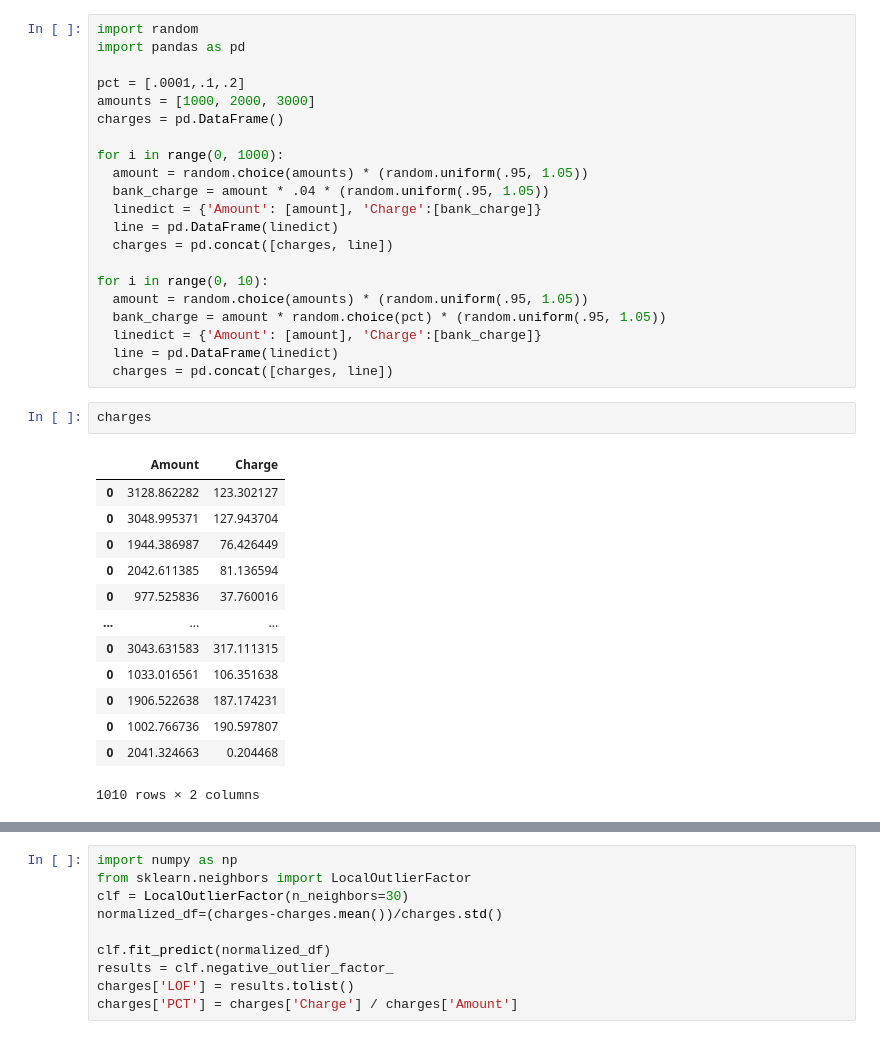
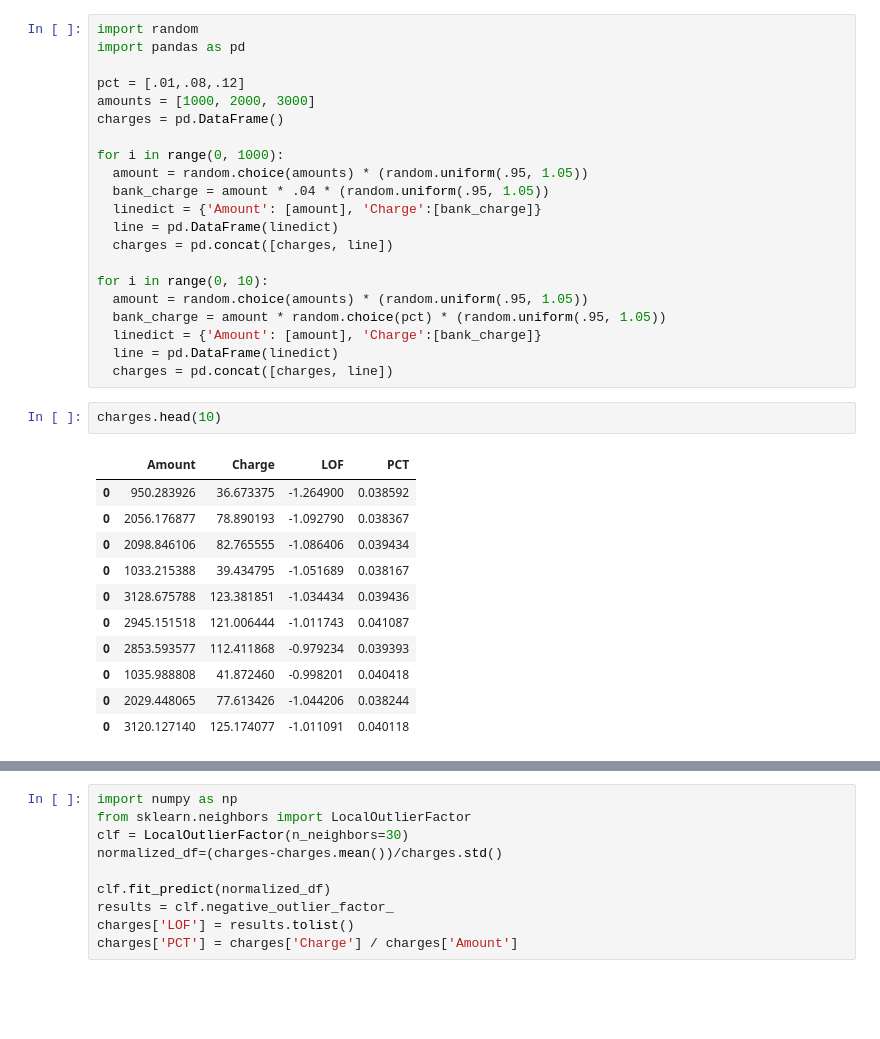
Before and after one commit to DLPY/Unsupervised-Learning-Session-2, a Jupyter notebook: Local_Outlier_Factor.ipynb, the cells around one changed output, grey strips where cells are left out. Drawn from its saved outputs; the diff is of its cells as text; blank space fills up the shorter version.

```diff
--- a/Local_Outlier_Factor.ipynb
+++ b/Local_Outlier_Factor.ipynb
@@ -4,7 +4,7 @@
 import random
 import pandas as pd
 
-pct = [.0001,.1,.2]
+pct = [.01,.08,.12]
 amounts = [1000, 2000, 3000]
 charges = pd.DataFrame()
 
@@ -22,18 +22,16 @@ for i in range(0, 10):
   line = pd.DataFrame(linedict)
   charges = pd.concat([charges, line])
 # %%
-charges
+charges.head(10)
 # %% [output]
-|  | Amount | Charge |
-| 0 | 3128.862282 | 123.302127 |
-| 0 | 3048.995371 | 127.943704 |
-| 0 | 1944.386987 | 76.426449 |
-| 0 | 2042.611385 | 81.136594 |
-| 0 | 977.525836 | 37.760016 |
-| ... | ... | ... |
-| 0 | 3043.631583 | 317.111315 |
-| 0 | 1033.016561 | 106.351638 |
-| 0 | 1906.522638 | 187.174231 |
-| 0 | 1002.766736 | 190.597807 |
-| 0 | 2041.324663 | 0.204468 |
+|  | Amount | Charge | LOF | PCT |
+| 0 | 950.283926 | 36.673375 | -1.264900 | 0.038592 |
+| 0 | 2056.176877 | 78.890193 | -1.092790 | 0.038367 |
+| 0 | 2098.846106 | 82.765555 | -1.086406 | 0.039434 |
+| 0 | 1033.215388 | 39.434795 | -1.051689 | 0.038167 |
+| 0 | 3128.675788 | 123.381851 | -1.034434 | 0.039436 |
+| 0 | 2945.151518 | 121.006444 | -1.011743 | 0.041087 |
+| 0 | 2853.593577 | 112.411868 | -0.979234 | 0.039393 |
+| 0 | 1035.988808 | 41.872460 | -0.998201 | 0.040418 |
+| 0 | 2029.448065 | 77.613426 | -1.044206 | 0.038244 |
+| 0 | 3120.127140 | 125.174077 | -1.011091 | 0.040118 |
-1010 rows × 2 columns
```
Also changed, not shown: parts of 3 cells of this notebook.
